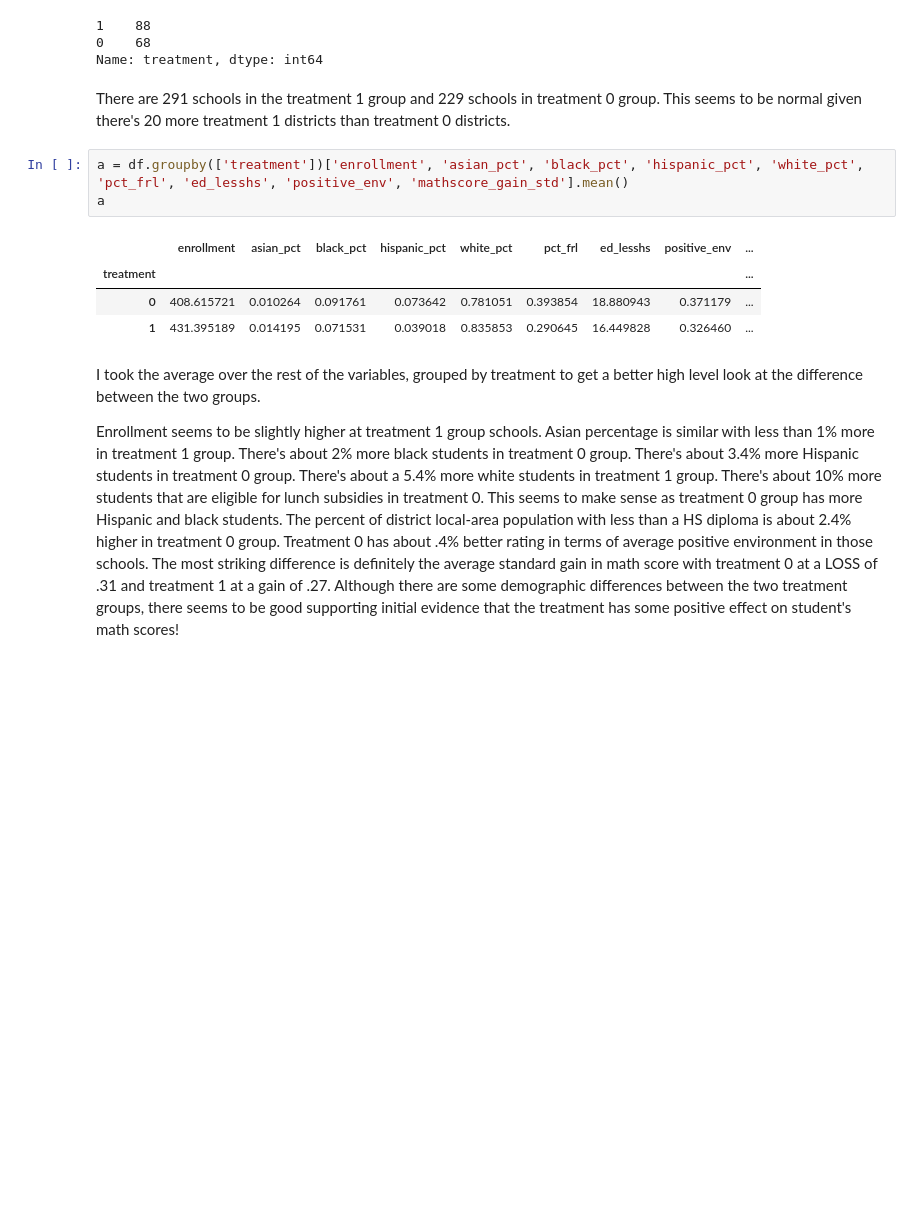
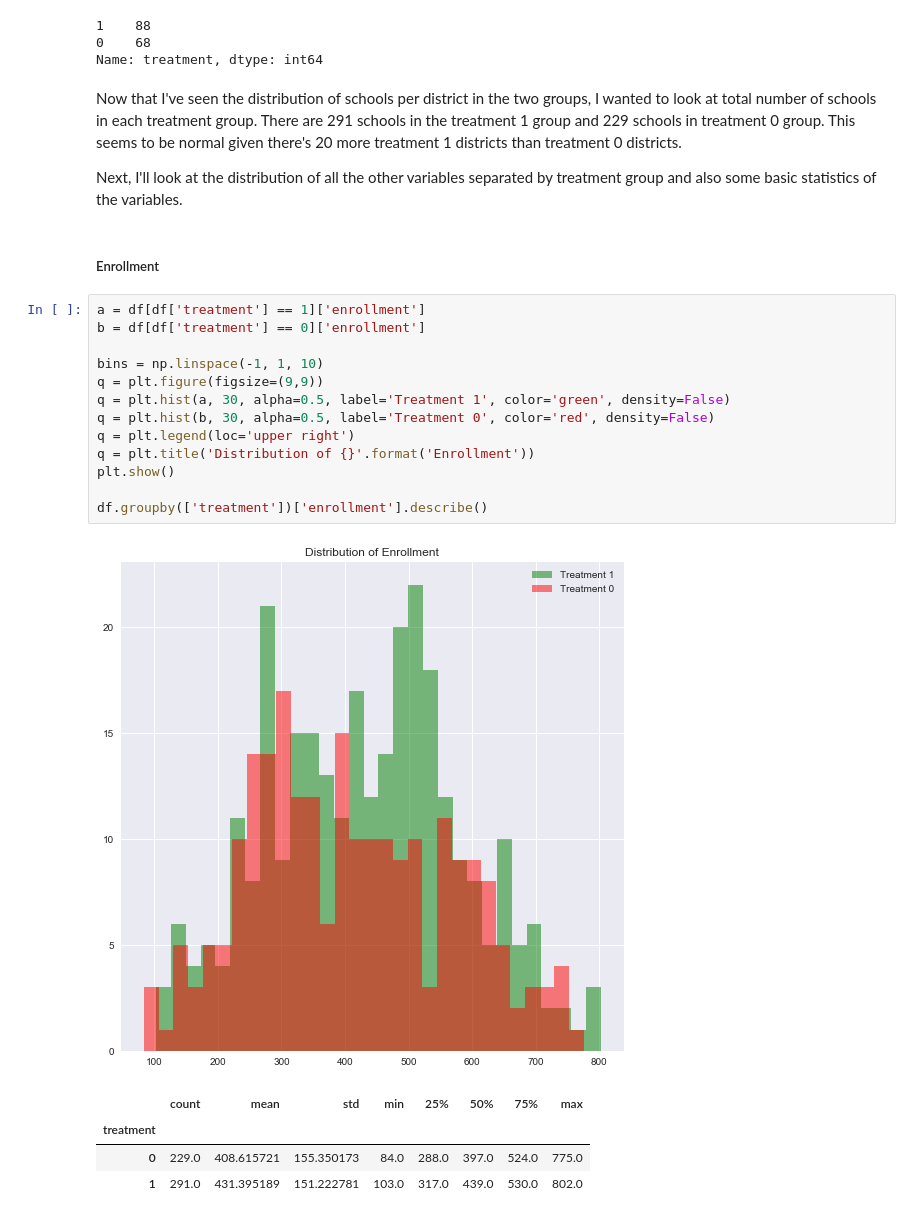
Before and after one commit to simonczhang/doi-project, a Jupyter notebook: simon.zhang.rapidtask.ipynb, the cells around one changed output. Cells and saved outputs as stored; diff of their text form; blank space fills up the shorter version.

```diff
--- a/simon.zhang.rapidtask.ipynb
+++ b/simon.zhang.rapidtask.ipynb
@@ -355,16 +361,27 @@ Name: schl1, dtype: int64
 0    68
 Name: treatment, dtype: int64
 # %% [markdown]
-There are 291 schools in the treatment 1 group and 229 schools in treatment 0 group. This seems to be normal given there's 20 more treatment 1 districts than treatment 0 districts.
+Now that I've seen the distribution of schools per district in the two groups, I wanted to look at total number of schools in each treatment group. There are 291 schools in the treatment 1 group and 229 schools in treatment 0 group. This seems to be normal given there's 20 more treatment 1 districts than treatment 0 districts.
+
+Next, I'll look at the distribution of all the other variables separated by treatment group and also some basic statistics of the variables.
-# %%
-a = df.groupby(['treatment'])['enrollment', 'asian_pct', 'black_pct', 'hispanic_pct', 'white_pct', 'pct_frl', 'ed_lesshs', 'positive_env', 'mathscore_gain_std'].mean()
-a
-# %% [output]
-|  | enrollment | asian_pct | black_pct | hispanic_pct | white_pct | pct_frl | ed_lesshs | positive_env | ... |
-| treatment |  |  |  |  |  |  |  |  | ... |
-| 0 | 408.615721 | 0.010264 | 0.091761 | 0.073642 | 0.781051 | 0.393854 | 18.880943 | 0.371179 | ... |
-| 1 | 431.395189 | 0.014195 | 0.071531 | 0.039018 | 0.835853 | 0.290645 | 16.449828 | 0.326460 | ... |
-# %% [markdown]
-I took the average over the rest of the variables, grouped by treatment to get a better high level look at the difference between the two groups.
-
-Enrollment seems to be slightly higher at treatment 1 group schools. Asian percentage is similar with less than 1% more in treatment 1 group. There's about 2% more black students in treatment 0 group. There's about 3.4% more Hispanic students in treatment 0 group. There's about a 5.4% more white students in treatment 1 group. There's about 10% more students that are eligible for lunch subsidies in treatment 0. This seems to make sense as treatment 0 group has more Hispanic and black students. The percent of district local-area population with less than a HS diploma is about 2.4% higher in treatment 0 group. Treatment 0 has about .4% better rating in terms of average positive environment in those schools. The most striking difference is definitely the average standard gain in math score with treatment 0 at a LOSS of .31 and treatment 1 at a gain of .27. Although there are some demographic differences between the two treatment groups, there seems to be good supporting initial evidence that the treatment has some positive effect on student's math scores!
+# %% [markdown]
+##### Enrollment
+# %%
+a = df[df['treatment'] == 1]['enrollment']
+b = df[df['treatment'] == 0]['enrollment']
+
+bins = np.linspace(-1, 1, 10)
+q = plt.figure(figsize=(9,9))
+q = plt.hist(a, 30, alpha=0.5, label='Treatment 1', color='green', density=False)
+q = plt.hist(b, 30, alpha=0.5, label='Treatment 0', color='red', density=False)
+q = plt.legend(loc='upper right')
+q = plt.title('Distribution of {}'.format('Enrollment'))
+plt.show()
+
+df.groupby(['treatment'])['enrollment'].describe()
+# %% [output]
+[figure, added]
+|  | count | mean | std | min | 25% | 50% | 75% | max |
+| treatment |  |  |  |  |  |  |  |  |
+| 0 | 229.0 | 408.615721 | 155.350173 | 84.0 | 288.0 | 397.0 | 524.0 | 775.0 |
+| 1 | 291.0 | 431.395189 | 151.222781 | 103.0 | 317.0 | 439.0 | 530.0 | 802.0 |
```
Also changed, not shown: parts of 54 cells of this notebook.
